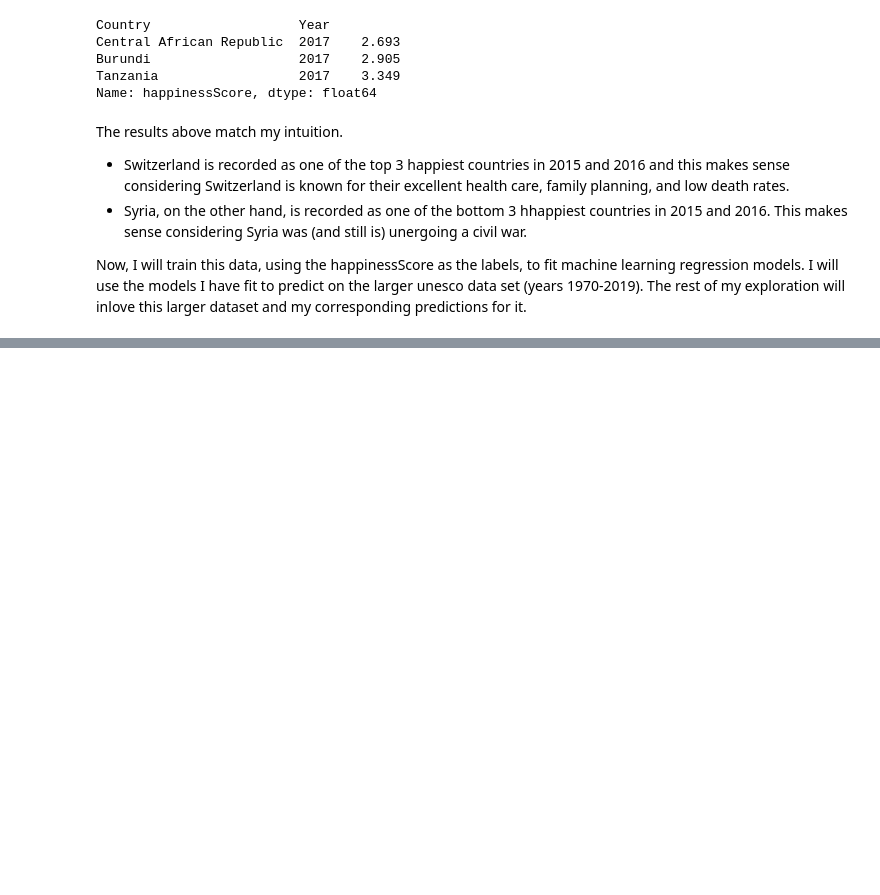
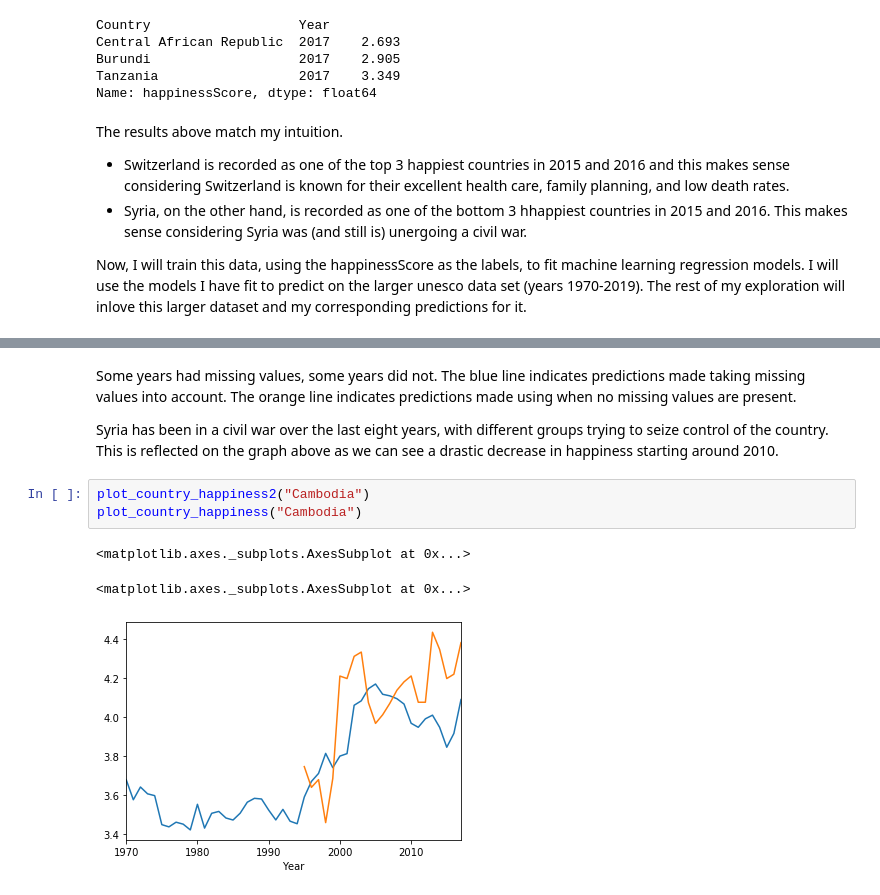
Before and after one commit to juliandavis7/301_proj, a Jupyter notebook: part2.ipynb, the cells around one changed output, grey strips where cells are left out. Saved outputs shown, nothing was run; the diff lists cells and outputs as text; blank space fills up the shorter version.

```diff
--- a/part2.ipynb
+++ b/part2.ipynb
@@ -73,0 +127,11 @@ Now, I will train this data, using the happinessScore as the labels, to fit mach
+# %% [markdown]
+Some years had missing values, some years did not.  The blue line indicates predictions made taking missing values into account.  The orange line indicates predictions made using when no missing values are present.
+
+Syria has been in a civil war over the last eight years, with different groups trying to seize control of the country.  This is reflected on the graph above as we can see a drastic decrease in happiness starting around 2010.
+# %%
+plot_country_happiness2("Cambodia")
+plot_country_happiness("Cambodia")
+# %% [output]
+<matplotlib.axes._subplots.AxesSubplot at 0x...>
+<matplotlib.axes._subplots.AxesSubplot at 0x...>
+[figure, added]
```
Also changed, not shown: parts of 16 cells of this notebook, 1 other file.
